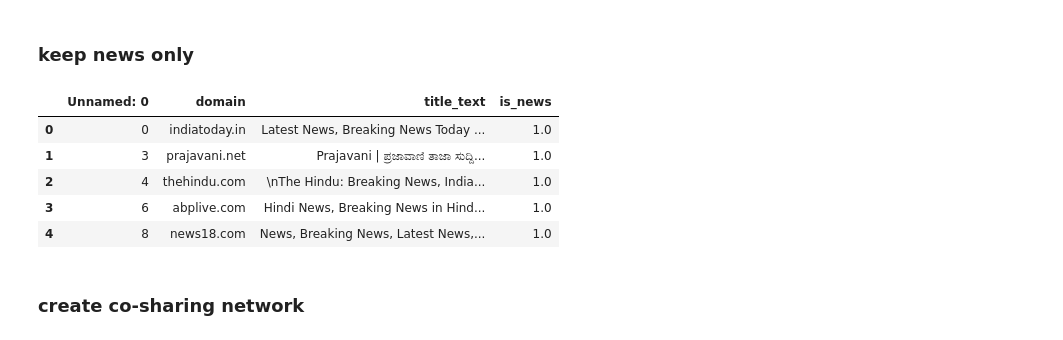
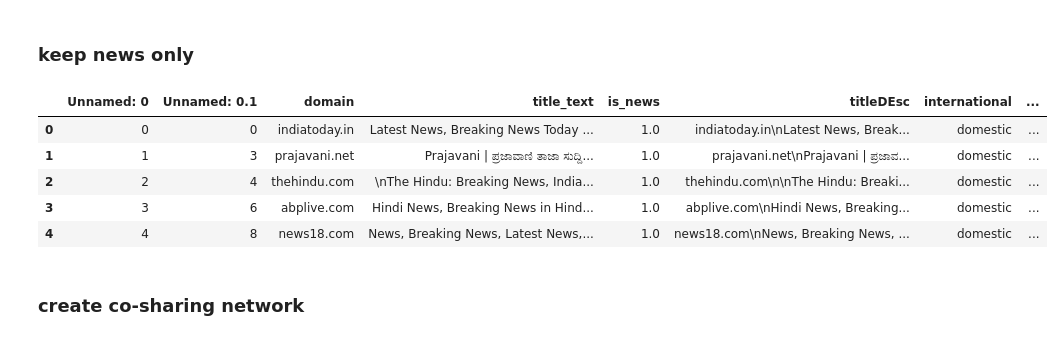
Before and after one commit to shrutiphadke/adversarial_IN, a Jupyter notebook: data_processing/domain_sharing_network.ipynb, the cells around one changed output. Saved outputs shown, nothing was run; the diff lists cells and outputs as text; code cells hidden in the pictures.

```diff
--- a/data_processing/domain_sharing_network.ipynb
+++ b/data_processing/domain_sharing_network.ipynb
@@ -166,13 +166,13 @@ print(len(dom2label.keys()))
 # %% [markdown]
 ### keep news only
 # %%
-news_domains = pd.read_csv("../lite_data/domaintitles_annotated.csv", header=0)
+news_domains = pd.read_csv("../lite_data/domaintitles_annotated_no_international.csv", header=0)
 news_domains.head()
 # %% [output]
-|  | Unnamed: 0 | domain | title_text | is_news |
-| 0 | 0 | indiatoday.in | Latest News, Breaking News Today ... | 1.0 |
-| 1 | 3 | prajavani.net | Prajavani | ಪ್ರಜಾವಾಣಿ ತಾಜಾ ಸುದ್ದಿ... | 1.0 |
-| 2 | 4 | thehindu.com | \nThe Hindu: Breaking News, India... | 1.0 |
-| 3 | 6 | abplive.com | Hindi News, Breaking News in Hind... | 1.0 |
-| 4 | 8 | news18.com | News, Breaking News, Latest News,... | 1.0 |
+|  | Unnamed: 0 | Unnamed: 0.1 | domain | title_text | is_news | titleDEsc | international | ... |
+| 0 | 0 | 0 | indiatoday.in | Latest News, Breaking News Today ... | 1.0 | indiatoday.in\nLatest News, Break... | domestic | ... |
+| 1 | 1 | 3 | prajavani.net | Prajavani | ಪ್ರಜಾವಾಣಿ ತಾಜಾ ಸುದ್ದಿ... | 1.0 | prajavani.net\nPrajavani | ಪ್ರಜಾವ... | domestic | ... |
+| 2 | 2 | 4 | thehindu.com | \nThe Hindu: Breaking News, India... | 1.0 | thehindu.com\n\nThe Hindu: Breaki... | domestic | ... |
+| 3 | 3 | 6 | abplive.com | Hindi News, Breaking News in Hind... | 1.0 | abplive.com\nHindi News, Breaking... | domestic | ... |
+| 4 | 4 | 8 | news18.com | News, Breaking News, Latest News,... | 1.0 | news18.com\nNews, Breaking News, ... | domestic | ... |
 # %%
```
Also changed, not shown: parts of 23 cells of this notebook, 6 other files.
